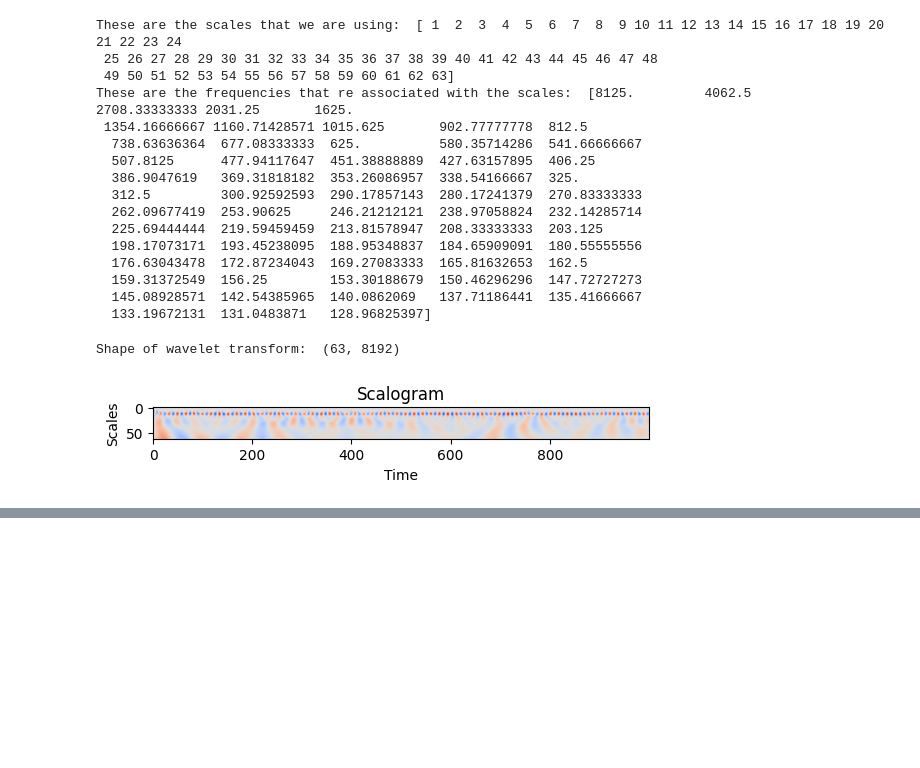
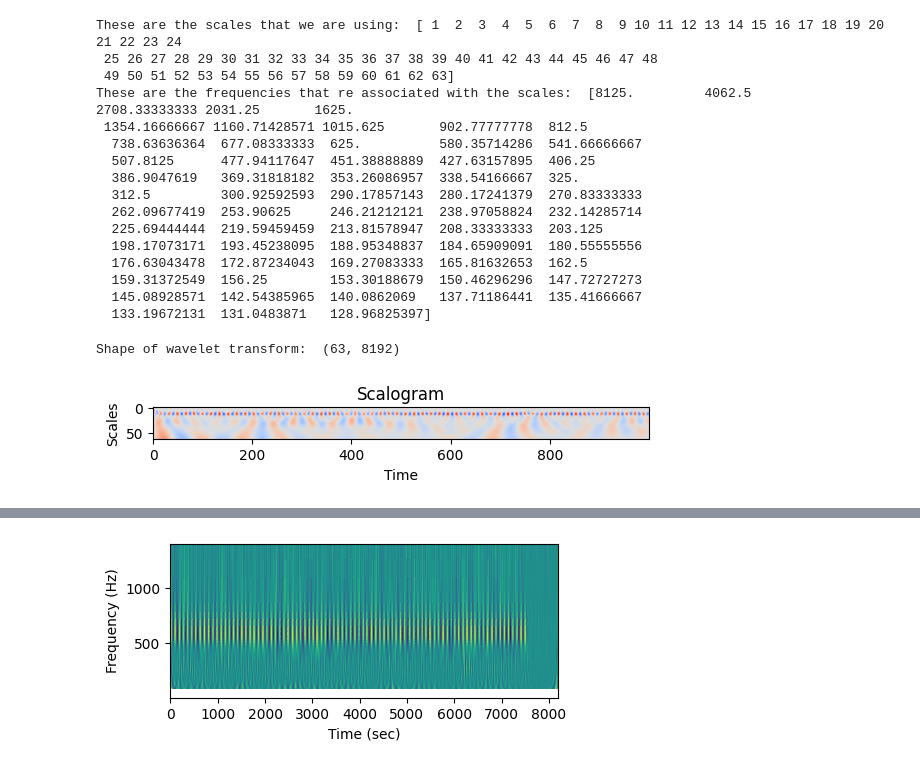
Before and after one commit to CaffineAddic/Wavelet_transforms_in_schlieren_flame_images, a Jupyter notebook: Wavelet_transform_german.ipynb, the cells around one changed output, grey strips where cells are left out. Saved outputs shown, nothing was run; the diff lists cells and outputs as text; code cells hidden in the pictures; blank space fills up the shorter version.

```diff
--- a/Wavelet_transform_german.ipynb
+++ b/Wavelet_transform_german.ipynb
@@ -201,8 +195,11 @@ plt.show()
 # %%
-fs = 128
+fs = 10*1000
 sampling_period = 1/fs
-t = np.linspace(0, 2, 2*fs)
+t = np.linspace(0, 8192, 8192)
 # x = chirp(t,10,2,40,'quadratic')
 
-coef, freqs = pywt.cwt(sig, np.arange(1,5000),'morl',
-sampling_period=sampling_period)
+# coef, freqs = pywt.cwt(sig, np.arange(1,100),'morl',
+# sampling_period=sampling_period)
+
+coef, freqs = pywt.cwt(sig, np.arange(1, 100), 'morl',
+                       sampling_period=sampling_period)
@@ -213,0 +226,13 @@ plt.show()
+# %%
+# Show w.r.t. time and frequency
+plt.figure(figsize=(5, 2))
+plt.pcolor(t, freqs, coef)
+
+# Set yscale, ylim and labels
+# plt.yscale('log')
+plt.ylim([1, 1400])
+plt.ylabel('Frequency (Hz)')
+plt.xlabel('Time (sec)')
+plt.savefig('egg.png', dpi=150)
+# %% [output]
+[figure, added]
```
Also changed, not shown: parts of 9 cells of this notebook, 1 other file.
